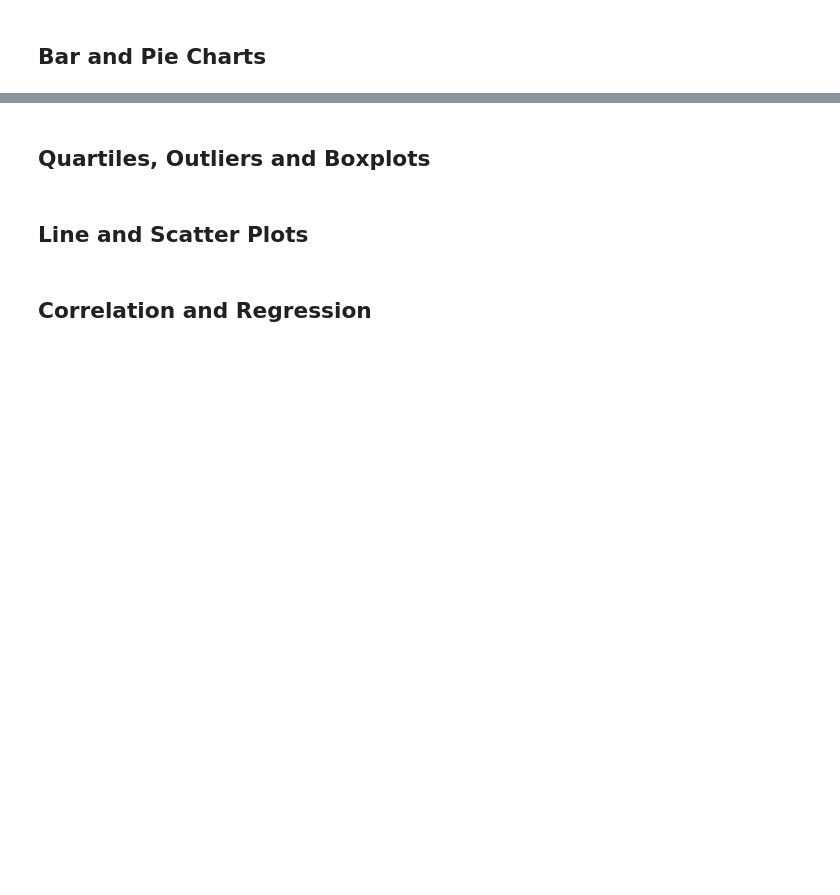
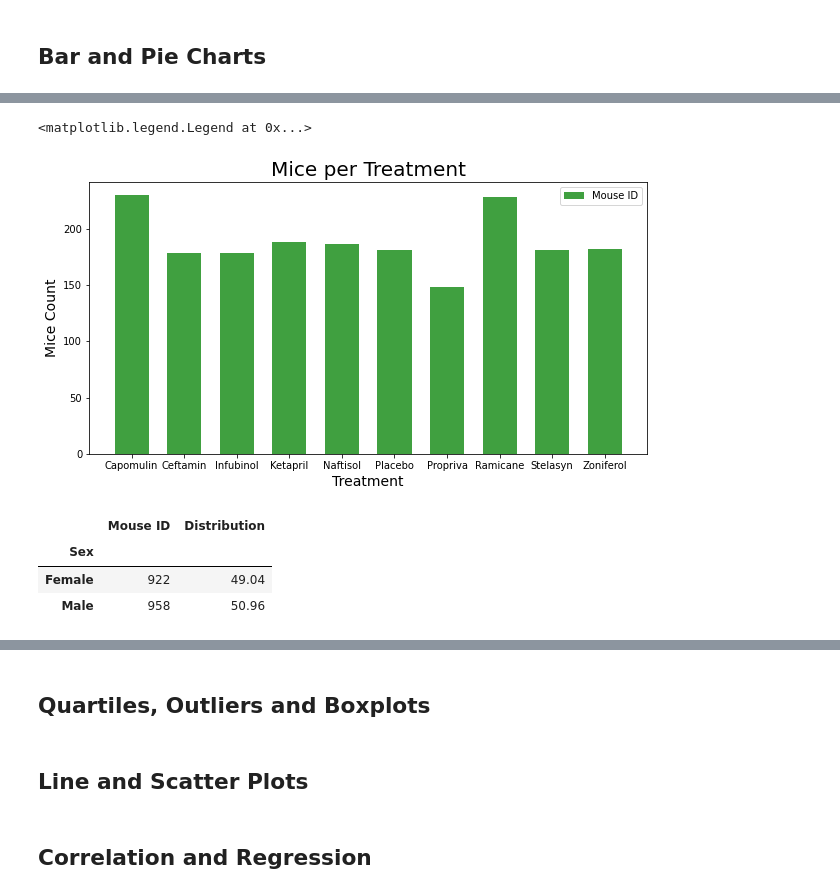
Before and after one commit to ipavlunin/Matplotlib-Challenge-Updated, a Jupyter notebook: Pymaceuticals/pymaceuticals_starter.ipynb, the cells around one changed output, grey strips where cells are left out. Drawn from its saved outputs; the diff is of its cells as text; code cells hidden in the pictures; blank space fills up the shorter version.

```diff
--- a/Pymaceuticals/pymaceuticals_starter.ipynb
+++ b/Pymaceuticals/pymaceuticals_starter.ipynb
@@ -145,0 +170,25 @@ stat_sum_df1
+# %%
+# Generate a bar plot showing the total number of mice for each treatment throughout the course of the study using pyplot.
+x_axis = np.arange(len(tot_mice))
+plt.figure(figsize=(10,5))
+plt.bar(x_axis, tot_mice['Mouse ID'], color='green', alpha=0.75, width = 0.65)
+x = plt.xticks(x_axis, tot_mice['Drug Regimen'], rotation="horizontal")
+plt.title("Mice per Treatment", fontsize = 20)
+plt.xlabel("Treatment", fontsize = 14)
+plt.ylabel("Mice Count", fontsize = 14)
+plt.legend(['Mouse ID'], loc='upper right',prop={'size': 10})
+# %% [output]
+<matplotlib.legend.Legend at 0x...>
+[figure, added]
+# %%
+gender_distr = clean_data.groupby("Sex")["Mouse ID"].count().reset_index()
+gender_distr['Distribution'] = round((gender_distr['Mouse ID']/gender_distr['Mouse ID'].sum()*100),2)
+gender_df = gender_distr.copy()
+gender_distr = gender_distr.set_index('Sex')
+#del gender_distr['Mouse ID']
+gender_distr
+# %% [output]
+|  | Mouse ID | Distribution |
+| Sex |  |  |
+| Female | 922 | 49.04 |
+| Male | 958 | 50.96 |
```
Also changed, not shown: parts of 8 cells of this notebook.
